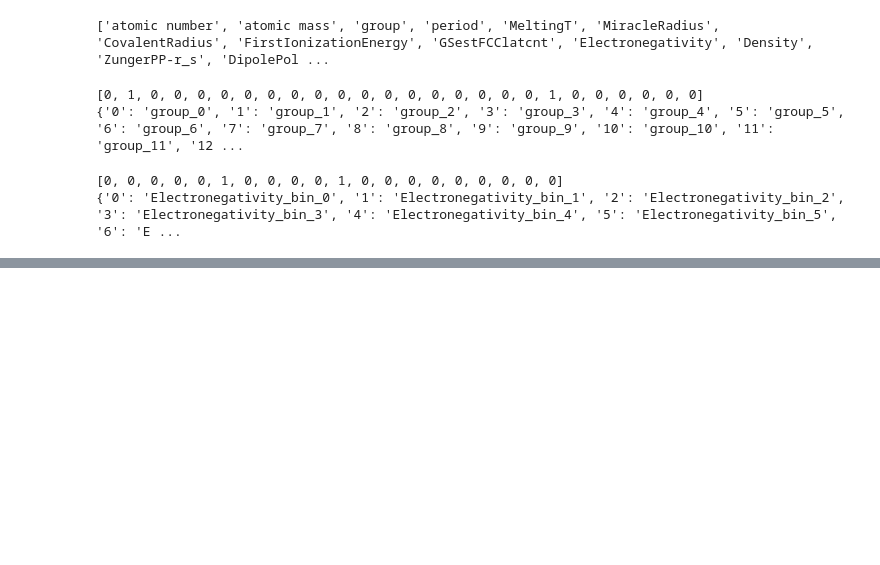
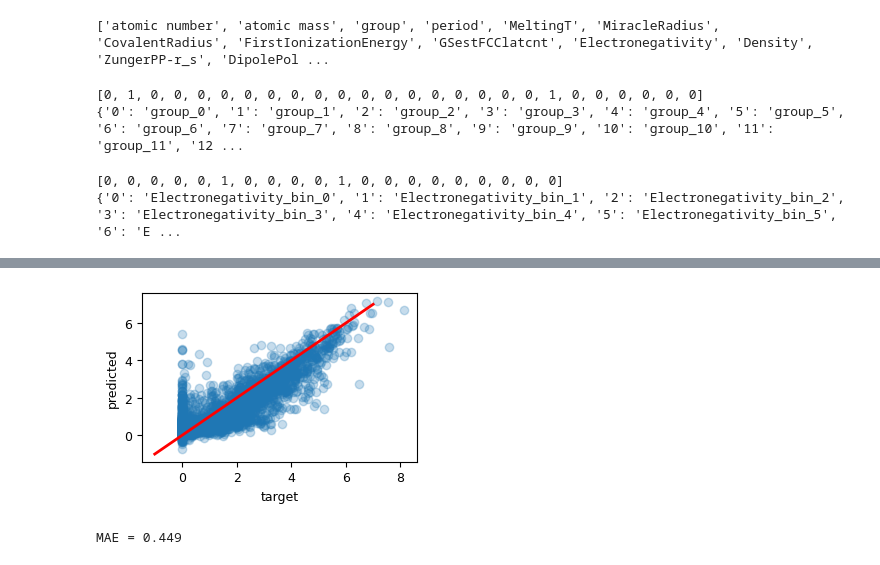
Before and after one commit to Exabyte-io/rewotes, a Jupyter notebook: adavaria/demo.ipynb, the cells around one changed output, grey strips where cells are left out. Cells and saved outputs as stored; diff of their text form; code cells hidden in the pictures; blank space fills up the shorter version.

```diff
--- a/adavaria/demo.ipynb
+++ b/adavaria/demo.ipynb
@@ -81,0 +142,4 @@ print(col_names)
+# %%
+from mlband.imports import *
+df = pd.read_csv('/Users/ali/GitHub/rewotes/adavaria/mlband/pretrained_model/predictions_test.csv')
+df
@@ -81,0 +160,22 @@ print(col_names)
+# %%
+# Plot the predicted vs target values parity plot
+import matplotlib.pyplot as plt
+
+plt.scatter(df['True_Label'], df['Prediction'], alpha=0.25)
+plt.xlabel('target')
+plt.ylabel('predicted')
+
+x = np.linspace(-1, 7, 6)
+y = x
+plt.plot(x, y, '-r', label='parity')
+
+plt.show()
+
+# pring the mean absolute error
+from sklearn.metrics import mean_absolute_error
+
+mae = mean_absolute_error(df['True_Label'], df['Prediction'])
+print(f'MAE = {mae:.3f}')
+# %% [output]
+[figure, added]
+MAE = 0.449
```
Also changed, not shown: parts of 7 cells of this notebook, 12 other files.
